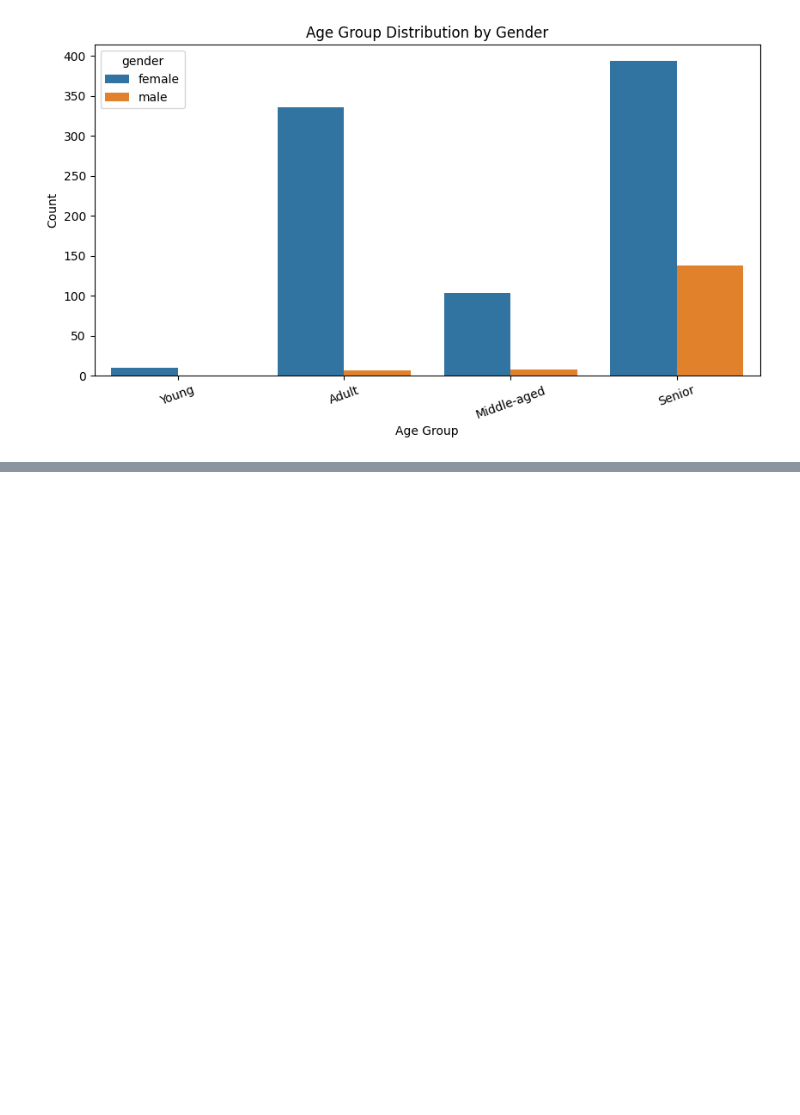
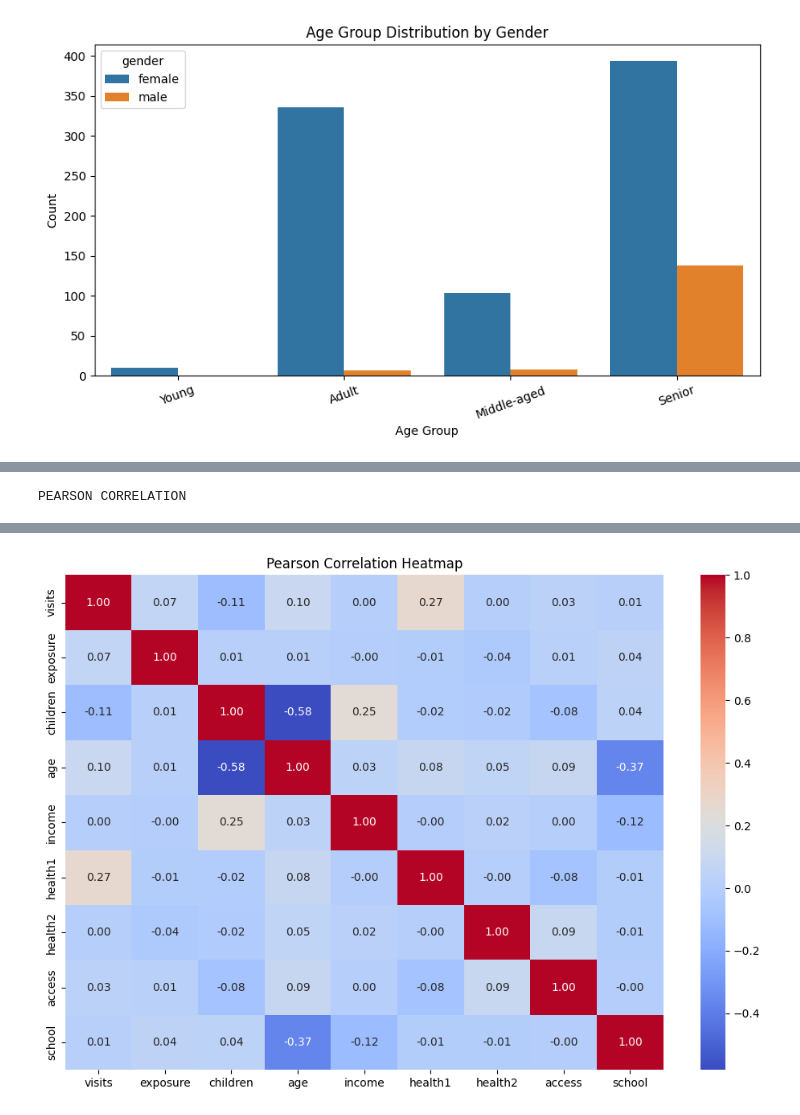
Before and after one commit to Rohith-kumar-123/R.Rohithkumar, a Jupyter notebook: EDA1.ipynb, the cells around one changed output, grey strips where cells are left out. Cells and saved outputs as stored; diff of their text form; code cells hidden in the pictures; blank space fills up the shorter version.

```diff
--- a/EDA1.ipynb
+++ b/EDA1.ipynb
@@ -394,0 +659,21 @@ plt.show()
+# %%
+# Pearson correlation
+
+pearson_corr = df[numeric_cols].corr(method='pearson')
+
+print("PEARSON CORRELATION")
+display(pearson_corr)
+
+plt.figure(figsize=(12, 8))
+
+sns.heatmap(
+    pearson_corr,
+    annot=True,
+    cmap='coolwarm',
+    fmt='.2f'
+)
+
+plt.title("Pearson Correlation Heatmap")
+plt.show()
+# %% [output]
+PEARSON CORRELATION
@@ -394,0 +690 @@ plt.show()
+[figure, added]
```
Also changed, not shown: parts of 41 cells of this notebook.
